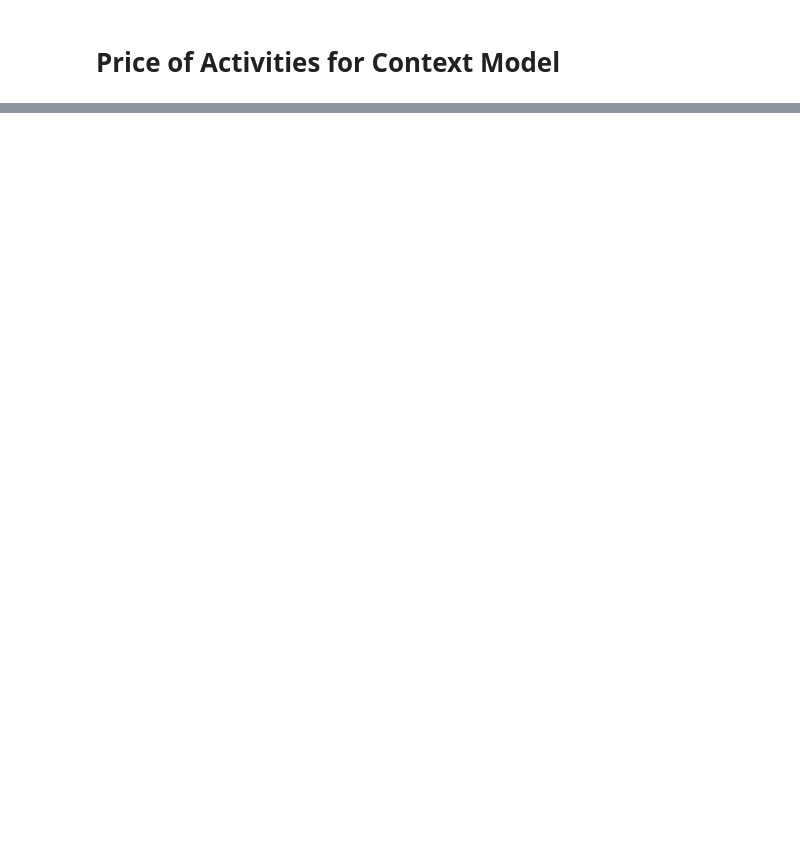
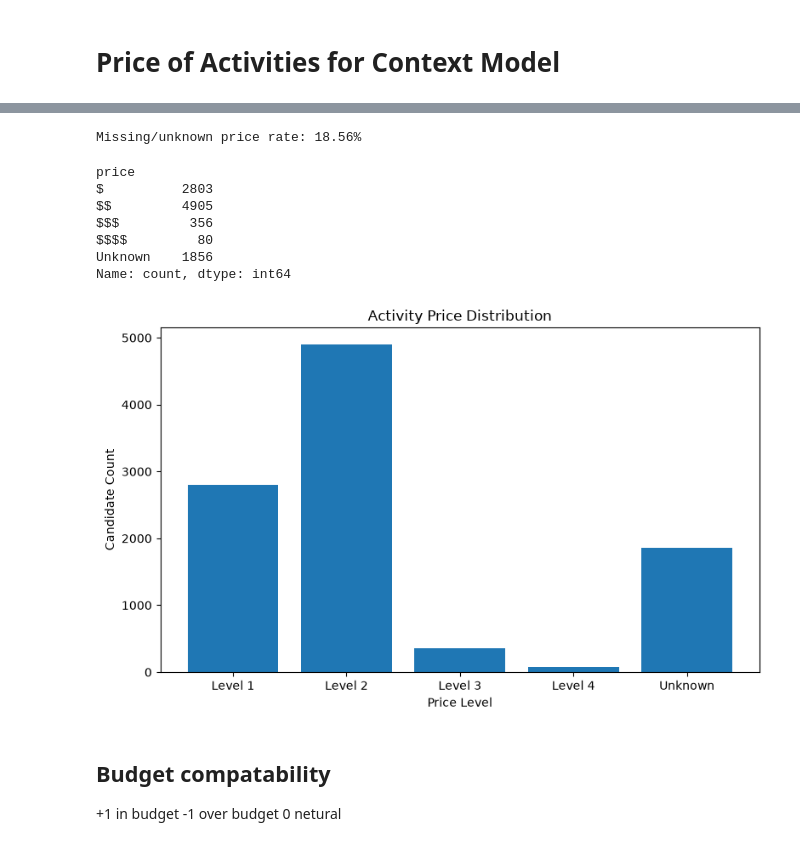
Before and after one commit to oesedebe/Egocentric-Activity-Recommendation-System, a Jupyter notebook: notebooks/06_budget_context.ipynb, the cells around one changed output, grey strips where cells are left out. Drawn from its saved outputs; the diff is of its cells as text; code cells hidden in the pictures; blank space fills up the shorter version.

Commit message:
add distance and budget score functions and experiments

```diff
--- a/notebooks/06_budget_context.ipynb
+++ b/notebooks/06_budget_context.ipynb
@@ -1016,0 +26,10 @@ Preliminary weught: 0.1 for budget
+# %%
+bpr_candidates = pd.read_parquet(
+    ROOT / "data" / "processed" / "bpr_candidates.parquet"
+)
+
+print("Users:", bpr_candidates["user_id"].nunique())
+print("Candidate rows:", len(bpr_candidates))
+print("Activities:", bpr_candidates["gmap_id"].nunique())
+
+display(bpr_candidates.head())
@@ -1016,0 +100,59 @@ Preliminary weught: 0.1 for budget
+# %%
+known_price = bpr_candidates["price"].isin(PRICE_LEVELS)
+
+missing_rate = 1 - known_price.mean()
+
+print(f"Missing/unknown price rate: {missing_rate:.2%}")
+
+price_distribution = (
+    bpr_candidates["price"]
+    .where(known_price, "Unknown")
+    .value_counts()
+    .reindex(["$", "$$", "$$$", "$$$$", "Unknown"], fill_value=0)
+)
+
+display(price_distribution)
+
+# Replace dollar-sign labels with safe text labels
+price_distribution.index = [
+    "Level 1 ($)",
+    "Level 2 ($$)",
+    "Level 3 ($$$)",
+    "Level 4 ($$$$)",
+    "Unknown"
+]
+
+# Plot
+plt.figure(figsize=(8, 5))
+
+plt.bar(
+    range(len(price_distribution)),
+    price_distribution.values
+)
+
+plt.xticks(
+    range(len(price_distribution)),
+    ["Level 1", "Level 2", "Level 3", "Level 4", "Unknown"]
+)
+
+plt.xlabel("Price Level")
+plt.ylabel("Candidate Count")
+plt.title("Activity Price Distribution")
+plt.tight_layout()
+plt.show()
+# %% [output]
+Missing/unknown price rate: 18.56%
+price
+$          2803
+$$         4905
+$$$         356
+$$$$         80
+Unknown    1856
+Name: count, dtype: int64
+[figure, added]
+# %% [markdown]
+## Budget compatability
+
++1 in budget
+-1 over budget
+0 netural
```
Also changed, not shown: parts of 44 cells of this notebook, 8 other files.
